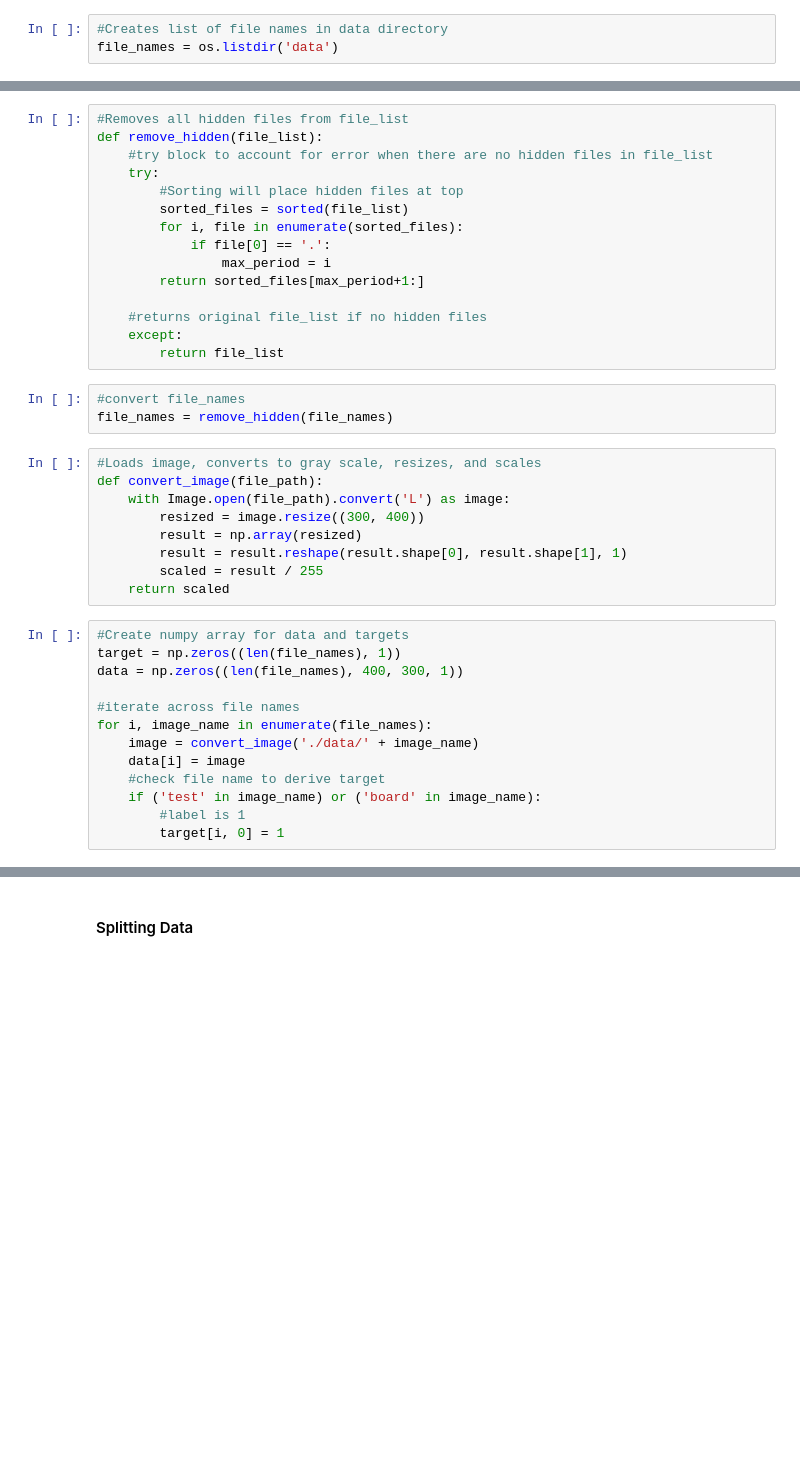
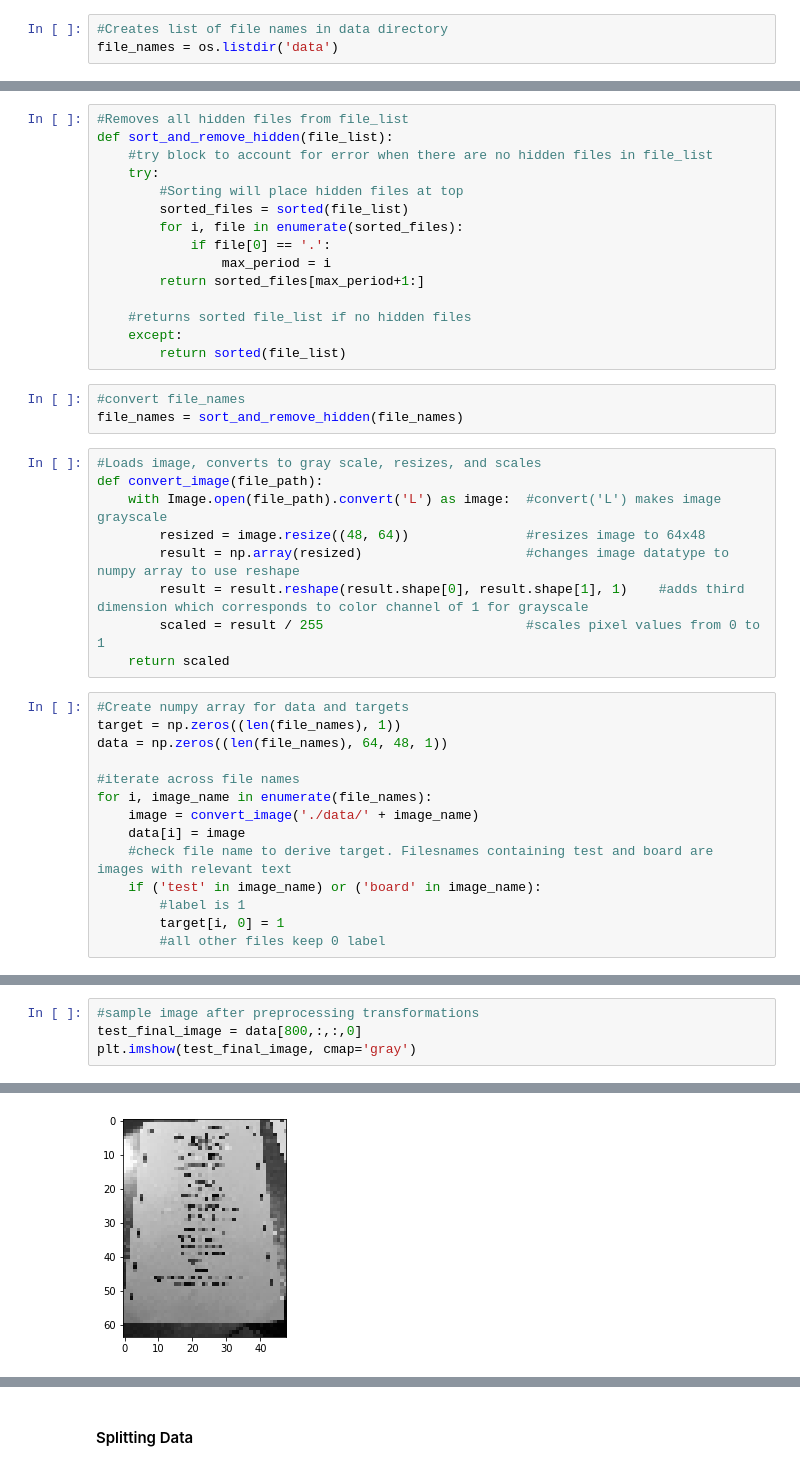
Before and after one commit to avgalan/ga_capstone, a Jupyter notebook: image_processing_modeling.ipynb, the cells around one changed output, grey strips where cells are left out. Drawn from its saved outputs; the diff is of its cells as text; blank space fills up the shorter version.

```diff
--- a/image_processing_modeling.ipynb
+++ b/image_processing_modeling.ipynb
@@ -136,7 +124,7 @@ file_names = os.listdir('data')
 True
 # %%
 #Removes all hidden files from file_list
-def remove_hidden(file_list):
+def sort_and_remove_hidden(file_list):
     #try block to account for error when there are no hidden files in file_list
     try:
         #Sorting will place hidden files at top
@@ -146,31 +134,32 @@ def remove_hidden(file_list):
                 max_period = i
         return sorted_files[max_period+1:]
 
-    #returns original file_list if no hidden files
+    #returns sorted file_list if no hidden files
     except:
-        return file_list
+        return sorted(file_list)
 # %%
 #convert file_names
-file_names = remove_hidden(file_names)
+file_names = sort_and_remove_hidden(file_names)
 # %%
 #Loads image, converts to gray scale, resizes, and scales
 def convert_image(file_path):
-    with Image.open(file_path).convert('L') as image:
-        resized = image.resize((300, 400))
-        result = np.array(resized)
-        result = result.reshape(result.shape[0], result.shape[1], 1)
-        scaled = result / 255
+    with Image.open(file_path).convert('L') as image:  #convert('L') makes image grayscale
+        resized = image.resize((48, 64))               #resizes image to 64x48
+        result = np.array(resized)                     #changes image datatype to numpy array to use reshape
+        result = result.reshape(result.shape[0], result.shape[1], 1)    #adds third dimension which corresponds to color channel of 1 for grayscale
+        scaled = result / 255                          #scales pixel values from 0 to 1
     return scaled
 # %%
 #Create numpy array for data and targets
 target = np.zeros((len(file_names), 1))
-data = np.zeros((len(file_names), 400, 300, 1))
+data = np.zeros((len(file_names), 64, 48, 1))
 
 #iterate across file names
 for i, image_name in enumerate(file_names):
     image = convert_image('./data/' + image_name)
     data[i] = image
-    #check file name to derive target
+    #check file name to derive target. Filesnames containing test and board are images with relevant text
     if ('test' in image_name) or ('board' in image_name):
         #label is 1
         target[i, 0] = 1
+        #all other files keep 0 label
@@ -178,0 +172,5 @@ for i, image_name in enumerate(file_names):
+# %%
+#sample image after preprocessing transformations
+test_final_image = data[800,:,:,0]
+plt.imshow(test_final_image, cmap='gray')
+# %% [output]
@@ -178,0 +178 @@ for i, image_name in enumerate(file_names):
+[figure, added]
```
Also changed, not shown: parts of 62 cells of this notebook.
